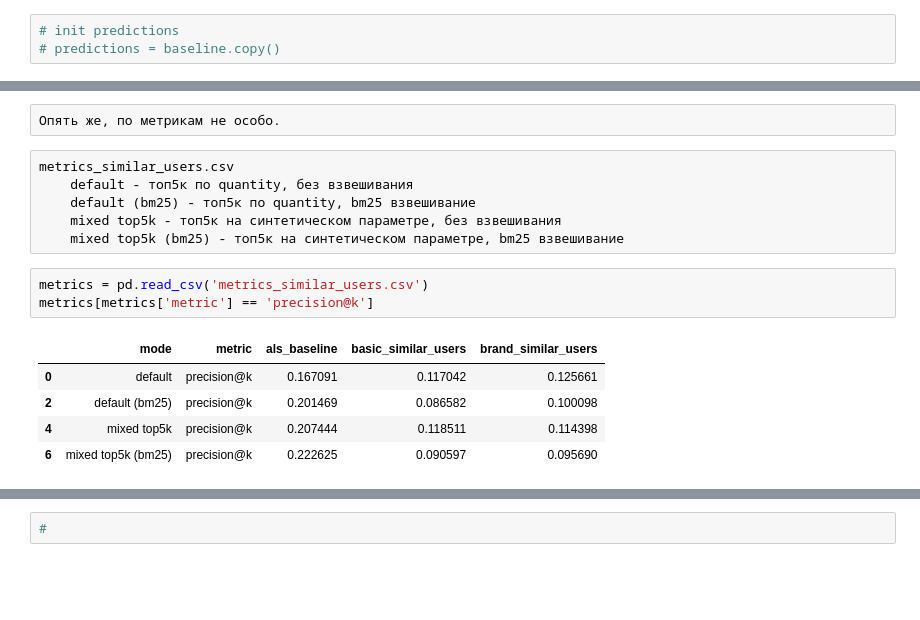
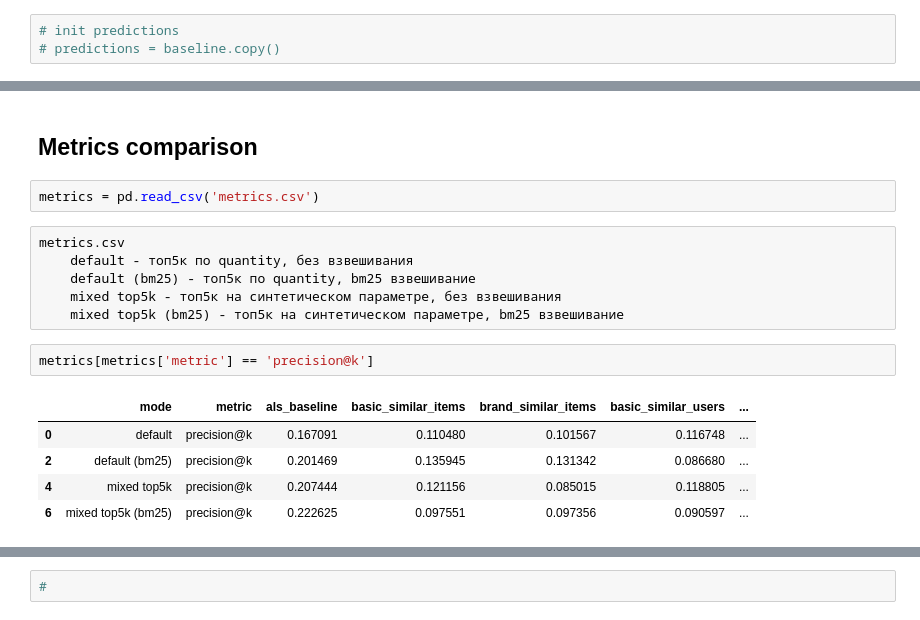
Before and after one commit to j2cry/gb_recommends, a Jupyter notebook: hw4/hw4.ipynb, the cells around one changed output, grey strips where cells are left out. Drawn from its saved outputs; the diff is of its cells as text; blank space fills up the shorter version.

Commit message:
hw4: metrics recalc & collect in one file

```diff
--- a/hw4/hw4.ipynb
+++ b/hw4/hw4.ipynb
@@ -499,17 +492,18 @@ compare_metrics(predictions)
-# %% [raw]
-Опять же, по метрикам не особо.
+# %% [markdown]
+## Metrics comparison
+# %%
+metrics = pd.read_csv('metrics.csv')
 # %% [raw]
-metrics_similar_users.csv
+metrics.csv
     default - топ5к по quantity, без взвешивания
     default (bm25) - топ5к по quantity, bm25 взвешивание
     mixed top5k - топ5к на синтетическом параметре, без взвешивания
     mixed top5k (bm25) - топ5к на синтетическом параметре, bm25 взвешивание
 # %%
-metrics = pd.read_csv('metrics_similar_users.csv')
 metrics[metrics['metric'] == 'precision@k']
 # %% [output]
-|  | mode | metric | als_baseline | basic_similar_users | brand_similar_users |
-| 0 | default | precision@k | 0.167091 | 0.117042 | 0.125661 |
-| 2 | default (bm25) | precision@k | 0.201469 | 0.086582 | 0.100098 |
-| 4 | mixed top5k | precision@k | 0.207444 | 0.118511 | 0.114398 |
-| 6 | mixed top5k (bm25) | precision@k | 0.222625 | 0.090597 | 0.095690 |
+|  | mode | metric | als_baseline | basic_similar_items | brand_similar_items | basic_similar_users | ... |
+| 0 | default | precision@k | 0.167091 | 0.110480 | 0.101567 | 0.116748 | ... |
+| 2 | default (bm25) | precision@k | 0.201469 | 0.135945 | 0.131342 | 0.086680 | ... |
+| 4 | mixed top5k | precision@k | 0.207444 | 0.121156 | 0.085015 | 0.118805 | ... |
+| 6 | mixed top5k (bm25) | precision@k | 0.222625 | 0.097551 | 0.097356 | 0.090597 | ... |
```
Also changed, not shown: parts of 14 cells of this notebook, 4 other files.
